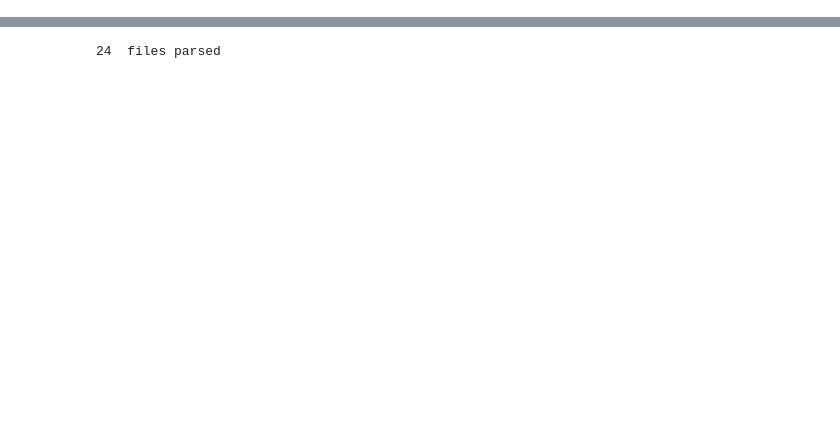
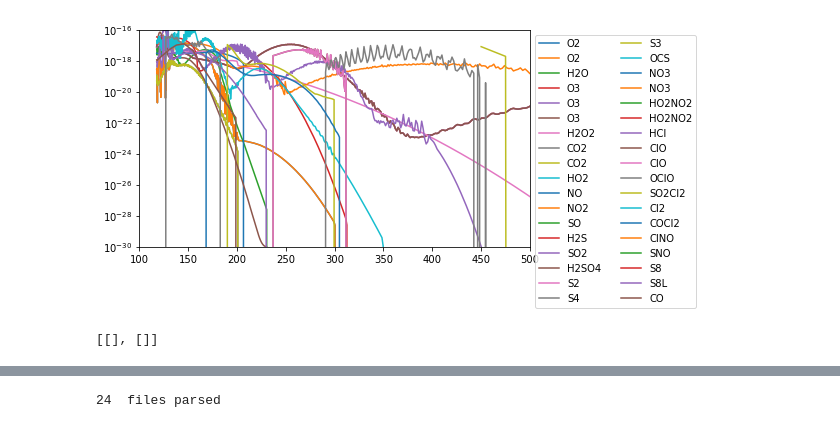
Before and after one commit to Nicholaswogan/photochem, a Jupyter notebook: data/xsections/Untitled.ipynb, the cells around one changed output, grey strips where cells are left out. Cells and saved outputs as stored; diff of their text form; code cells hidden in the pictures; blank space fills up the shorter version.

```diff
--- a/data/xsections/Untitled.ipynb
+++ b/data/xsections/Untitled.ipynb
@@ -229,0 +25,17 @@ phi = phidrates('HC3N')
+# %%
+fil = open('../reaction_mechanisms/apl_new.yaml','r')
+apl = yaml.load(fil)
+fil.close()
+# %%
+names = []
+for i in range(len(zahnle['species'])):
+    names.append(zahnle['species'][i]['name'])
+prx = []
+for i in range(len(zahnle['reactions'])):
+    if 'hv' in zahnle['reactions'][i]['equation']:
+        prx.append(zahnle['reactions'][i])
+# %%
+psp = []
+for i in range(len(prx)):
+    psp.append(prx[i]['equation'].split()[0].strip())
+psp = list(set(psp))
@@ -229,0 +56,24 @@ phi = phidrates('HC3N')
+# %%
+prx = []
+for i in range(len(apl['reactions'])):
+    if 'hv' in apl['reactions'][i]['equation']:
+        prx.append(apl['reactions'][i]['equation'].split()[0].strip())
+# %%
+
+fig,ax = plt.subplots(1,1,figsize=[7,4])
+for p in prx:
+    try:
+        atmos = mpi.get_atmos_data(p,output=True)
+        ax.plot(atmos['alinc'][0],atmos['alinc'][1],label=p)
+    except:
+        pass
+
+ax.set_yscale('log')
+
+ax.legend(ncol=2,bbox_to_anchor=(1,1.0),loc='upper left')
+
+ax.set_ylim(1e-30,1e-16)
+ax.set_xlim(100,500)
+plt.show()
+# %% [output]
+[figure, added]
@@ -229,0 +89,4 @@ phi = phidrates('HC3N')
+# %%
+atmos['alinc']
+# %% [output]
+[[], []]
```
Also changed, not shown: parts of 64 cells of this notebook, 34 other files.
